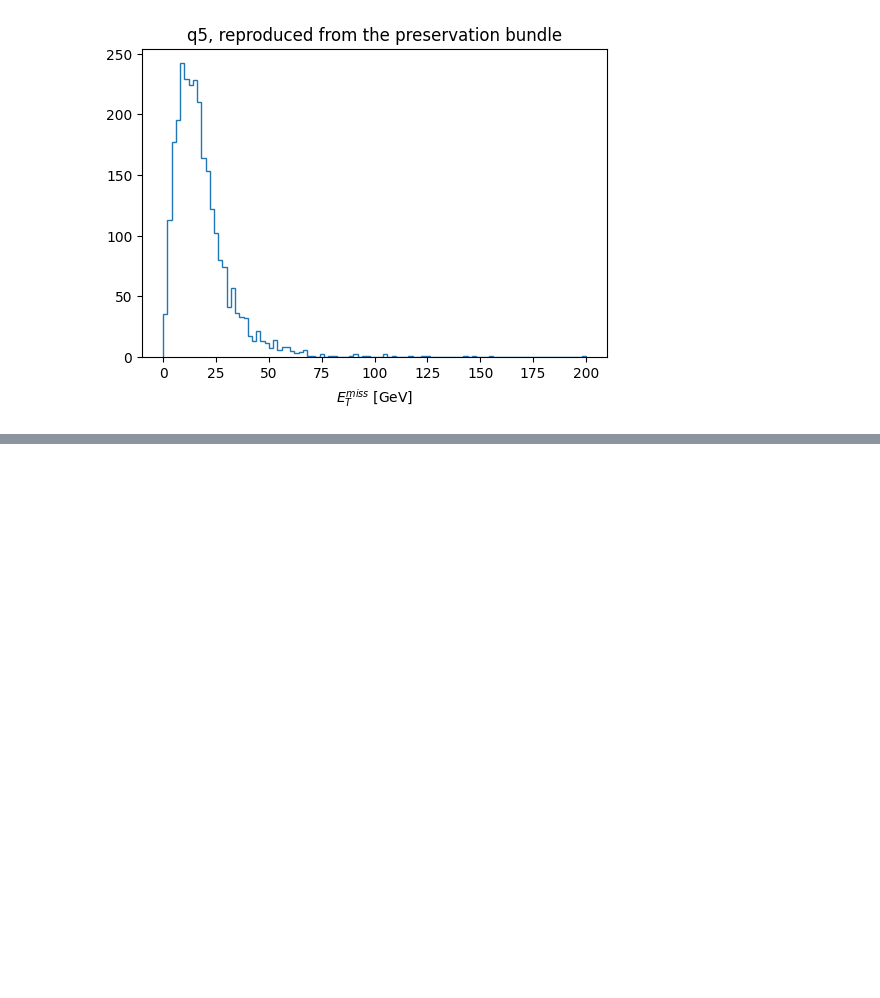
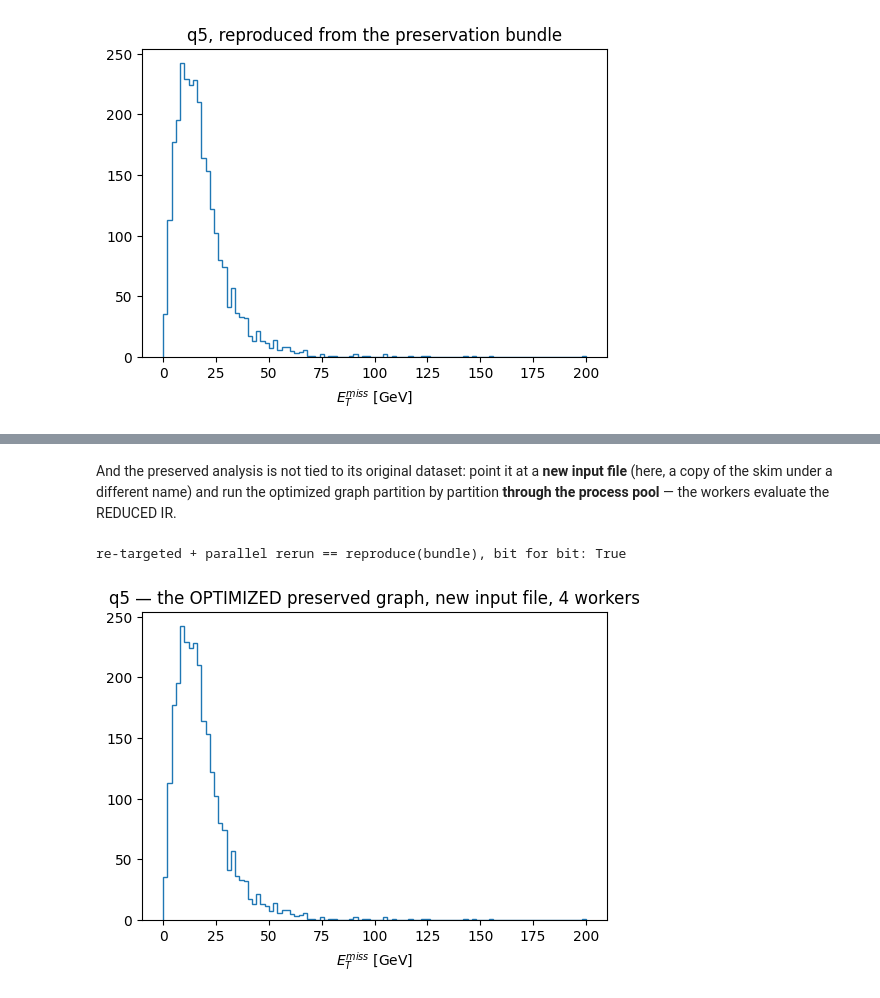
Before and after one commit to graphed-org/coffea-benchmarks-graphed-mvp, a Jupyter notebook: graphed-adl-benchmarks.ipynb, the cells around one changed output, grey strips where cells are left out. Cells and saved outputs as stored; diff of their text form; code cells hidden in the pictures; blank space fills up the shorter version.

```diff
--- a/graphed-adl-benchmarks.ipynb
+++ b/graphed-adl-benchmarks.ipynb
@@ -406,3 +444,24 @@ reproduce() == build-time reference, bit for bit: True
+# %% [markdown]
+And the preserved analysis is not tied to its original dataset: point it at a **new
+input file** (here, a copy of the skim under a different name) and run the optimized graph
+partition by partition **through the process pool** — the workers evaluate the REDUCED IR.
+# %%
+shutil.copy("data/Run2012B_SingleMu_50k.root", "data/_retarget_input.root")
+
+counts, _stats = preservation.rerun_preserved(
+    bundle, ["data/_retarget_input.root:Events"], executor=EXECUTOR  # the 4-worker pool
+)
+print("re-targeted + parallel rerun == reproduce(bundle), bit for bit:",
+      np.array_equal(counts, reproduced))
+
+fig, ax = plt.subplots(figsize=(6, 4))
+ax.stairs(counts, np.linspace(0, 200, 101))
+ax.set_xlabel(r"$E_T^{miss}$ [GeV]")
+ax.set_title("q5 — the OPTIMIZED preserved graph, new input file, 4 workers")
+plt.show()
+# %% [output]
+re-targeted + parallel rerun == reproduce(bundle), bit for bit: True
+[figure, added]
 # %%
 # release the persistent workers
 EXECUTOR.close()
```
Also changed, not shown: parts of 5 cells of this notebook, 3 other files.
